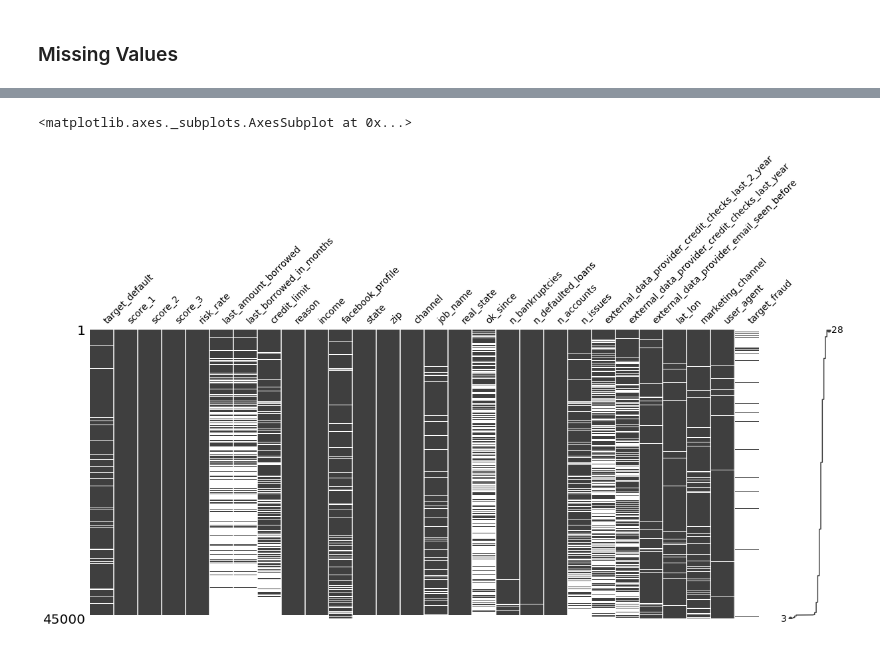
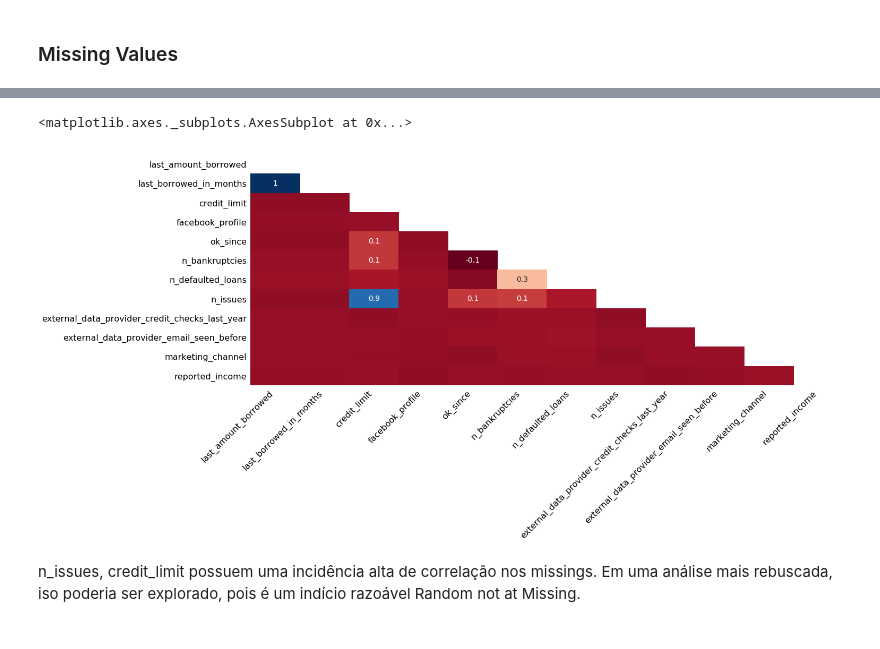
Before and after one commit to bicudorafa/-Development-Udacity_DataChallenge_Nubank, a Jupyter notebook: Case_Nubank.ipynb, the cells around one changed output, grey strips where cells are left out. Saved outputs shown, nothing was run; the diff lists cells and outputs as text; code cells hidden in the pictures.

```diff
--- a/Case_Nubank.ipynb
+++ b/Case_Nubank.ipynb
@@ -491,6 +502,7 @@ msno.bar(acquisition_null,figsize=(20,8),fontsize=18,labels=True)
-# %%
-sorted_data = msno.nullity_sort(acquisition_null, sort='descending') # or sort='ascending'
-msno.matrix(sorted_data,figsize=(20,8),fontsize=14)
-# %% [output]
-<matplotlib.axes._subplots.AxesSubplot at 0x...>
-[figure, removed]
+# %%
+msno.heatmap(acquisition_null,figsize=(20,8))
+# %% [output]
+<matplotlib.axes._subplots.AxesSubplot at 0x...>
+[figure, added]
+# %% [markdown]
+n_issues, credit_limit possuem uma incidência alta de correlação nos missings. Em uma análise mais rebuscada, iso poderia ser explorado, pois é um indício razoável Random not at Missing.
```
Also changed, not shown: parts of 21 cells of this notebook.
